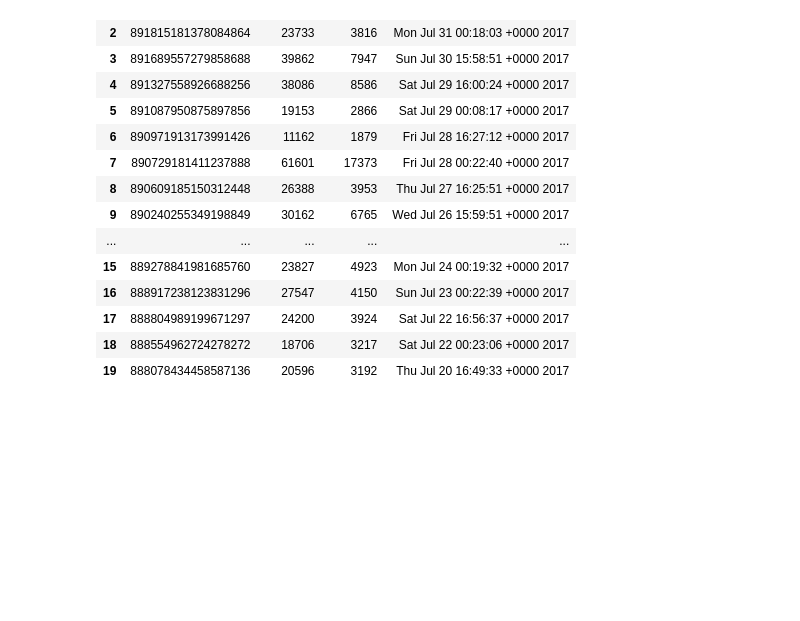
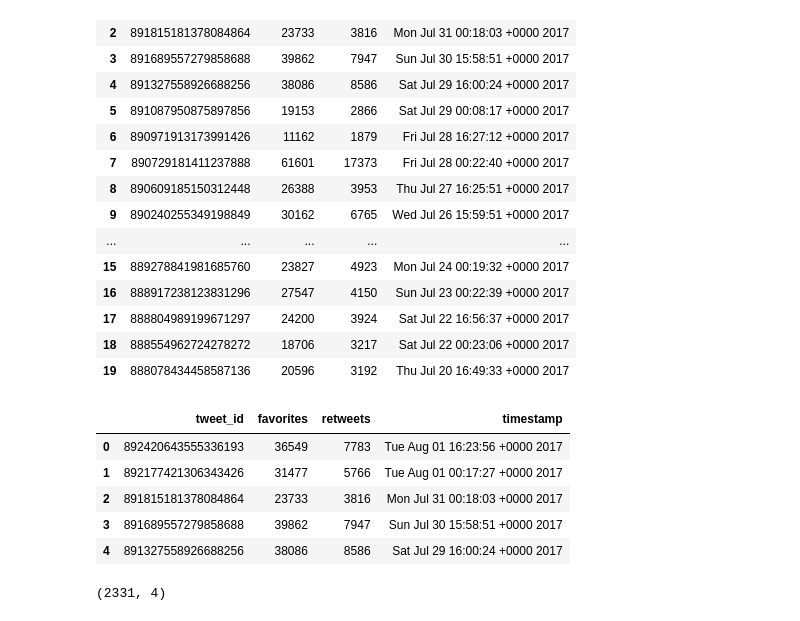
Before and after one commit to CherifArsanious/wrangle-and-analyze-data-project, a Jupyter notebook: wrangle_act.ipynb, the cells around one changed output. Drawn from its saved outputs; the diff is of its cells as text; code cells hidden in the pictures; blank space fills up the shorter version.

```diff
--- a/wrangle_act.ipynb
+++ b/wrangle_act.ipynb
@@ -211,0 +263,14 @@ tweet_added_columns.to_csv('tweet_api_results.csv',index=False)
+# %%
+fav_retweet_count=pd.read_csv('tweet_api_results.csv')
+fav_retweet_count.head()
+# %% [output]
+|  | tweet_id | favorites | retweets | timestamp |
+| 0 | 892420643555336193 | 36549 | 7783 | Tue Aug 01 16:23:56 +0000 2017 |
+| 1 | 892177421306343426 | 31477 | 5766 | Tue Aug 01 00:17:27 +0000 2017 |
+| 2 | 891815181378084864 | 23733 | 3816 | Mon Jul 31 00:18:03 +0000 2017 |
+| 3 | 891689557279858688 | 39862 | 7947 | Sun Jul 30 15:58:51 +0000 2017 |
+| 4 | 891327558926688256 | 38086 | 8586 | Sat Jul 29 16:00:24 +0000 2017 |
+# %%
+fav_retweet_count.shape
+# %% [output]
+(2331, 4)
```
Also changed, not shown: parts of 18 cells of this notebook.
